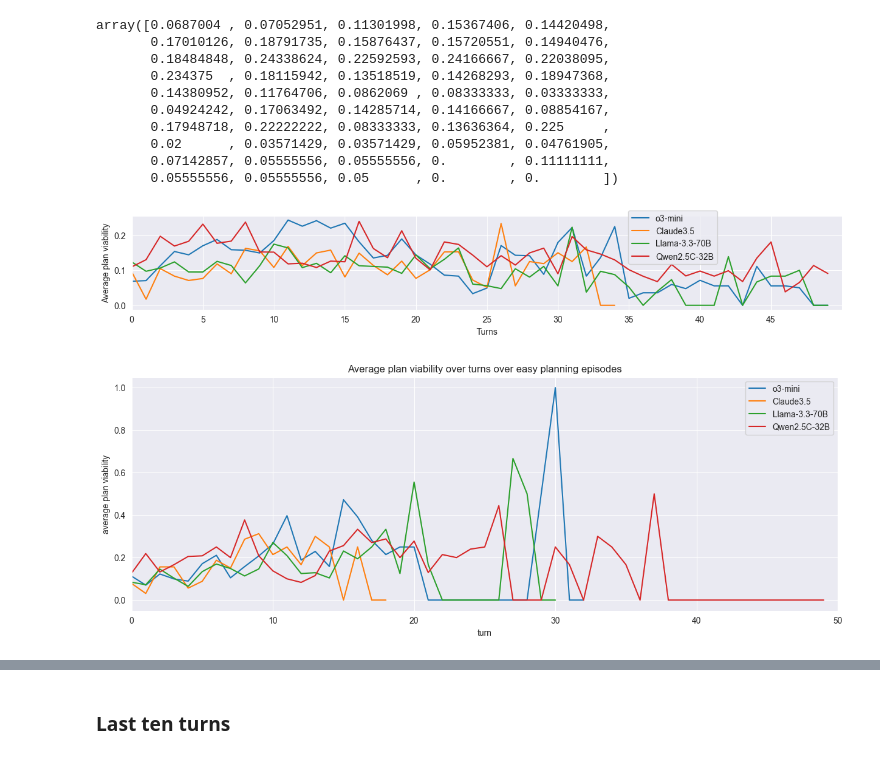
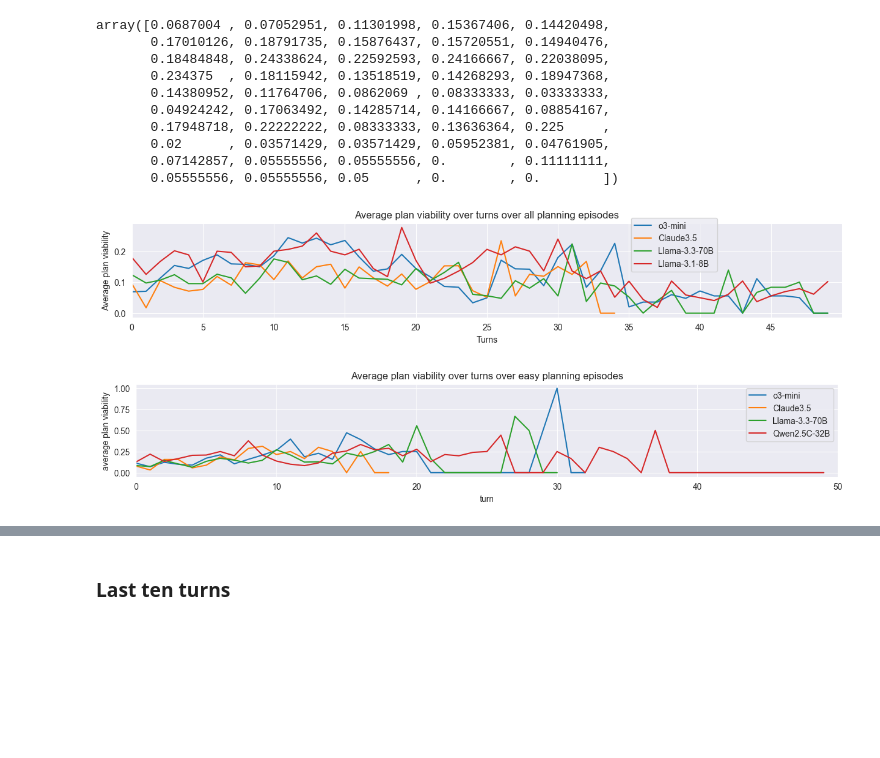
Before and after one commit to jmccardle/AdventureClemGame, a Jupyter notebook: adventuregame_eval.ipynb, the cells around one changed output, grey strips where cells are left out. Cells and saved outputs as stored; diff of their text form; code cells hidden in the pictures; blank space fills up the shorter version.

Commit message:
Eval/plotting work; Count reaching turn limit as aborted episode

```diff
--- a/adventuregame_eval.ipynb
+++ b/adventuregame_eval.ipynb
@@ -1401,39 +1403,42 @@ array([0.0687004 , 0.07052951, 0.11301998, 0.15367406, 0.14420498,
 # %%
 variants = ["1_home_deliver_three_planning_easy", "3_home_deliver_three_planning_easy_invlimittwo",
            "5_home_deliver_three_planning_hard", "7_home_deliver_three_planning_hard_invlimittwo"]
 
 fig, ax = plt.subplots(figsize=(15, 2))
 
 ax.plot(get_avg_turns_score("o3-mini-2025-01-31-t0.0--o3-mini-2025-01-31-t0.0", variants, "plan_command_success_ratio"), label="o3-mini")
 ax.plot(get_avg_turns_score("claude-3-5-sonnet-20241022-t0.0--claude-3-5-sonnet-20241022-t0.0", variants, "plan_command_success_ratio"), label="Claude3.5")
 ax.plot(get_avg_turns_score("Llama-3.3-70B-Instruct-t0.0--Llama-3.3-70B-Instruct-t0.0", variants, "plan_command_success_ratio"), label="Llama-3.3-70B")
-ax.plot(get_avg_turns_score("Qwen2.5-Coder-32B-Instruct-t0.0--Qwen2.5-Coder-32B-Instruct-t0.0", variants, "plan_command_success_ratio"), label="Qwen2.5C-32B")
+# ax.plot(get_avg_turns_score("Qwen2.5-Coder-32B-Instruct-t0.0--Qwen2.5-Coder-32B-Instruct-t0.0", variants, "plan_command_success_ratio"), label="Qwen2.5C-32B")
+ax.plot(get_avg_turns_score("Meta-Llama-3.1-8B-Instruct-t0.0--Meta-Llama-3.1-8B-Instruct-t0.0", variants, "plan_command_success_ratio"), label="Llama-3.1-8B")
 
 ax.set(xlabel='Turns', ylabel='Average plan viability',
-       # title=f'Average plan viability over turns over all planning episodes'
+       title=f'Average plan viability over turns over all planning episodes'
        )
 # ax.grid()
 
 plt.xlim([0,50])
 plt.xticks(np.arange(0, 50, step=5))
 
 # plt.ylim([0,0.3])
 # plt.yticks(np.arange(0, 0.25, step=0.2))
 
 
 plt.legend(bbox_to_anchor=(0.83, 1.1), loc="upper right")
 
 
-fig.savefig("results/top_models_plan_viability_all.pdf", format="pdf", bbox_inches="tight")
-fig.savefig("results/top_models_plan_viability_all.png")
+# fig.savefig("results/top_models_plan_viability_all.pdf", format="pdf", bbox_inches="tight")
+fig.savefig("results/comp_models_plan_viability_all.pdf", format="pdf", bbox_inches="tight")
+# fig.savefig("results/top_models_plan_viability_all.png")
+fig.savefig("results/comp_models_plan_viability_all.png")
 
 plt.show()
 # %% [output]
-[figure, old version]
+[figure, new version]
 # %%
 variants = ["1_home_deliver_three_planning_easy"]
 
-fig, ax = plt.subplots(figsize=(15, 5))
+fig, ax = plt.subplots(figsize=(15, 2))
 
 ax.plot(get_avg_turns_score("o3-mini-2025-01-31-t0.0--o3-mini-2025-01-31-t0.0", variants, "plan_command_success_ratio"), label="o3-mini")
 ax.plot(get_avg_turns_score("claude-3-5-sonnet-20241022-t0.0--claude-3-5-sonnet-20241022-t0.0", variants, "plan_command_success_ratio"), label="Claude3.5")
@@ -1453,7 +1458,7 @@ fig.savefig("results/top_models_plan_viability_easy.png")
 
 plt.show()
 # %% [output]
-[figure, old version]
+[figure, new version]
 # %%
 variants = ["3_home_deliver_three_planning_easy_invlimittwo"]
 
```
Also changed, not shown: parts of 24 cells of this notebook, 2 other files.
